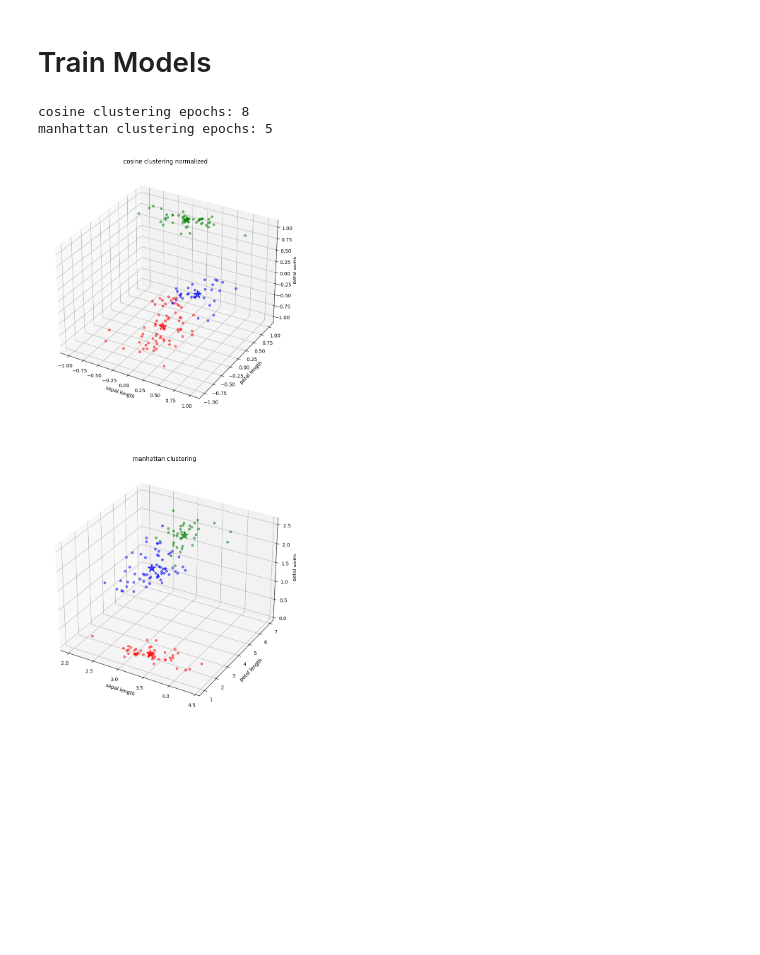
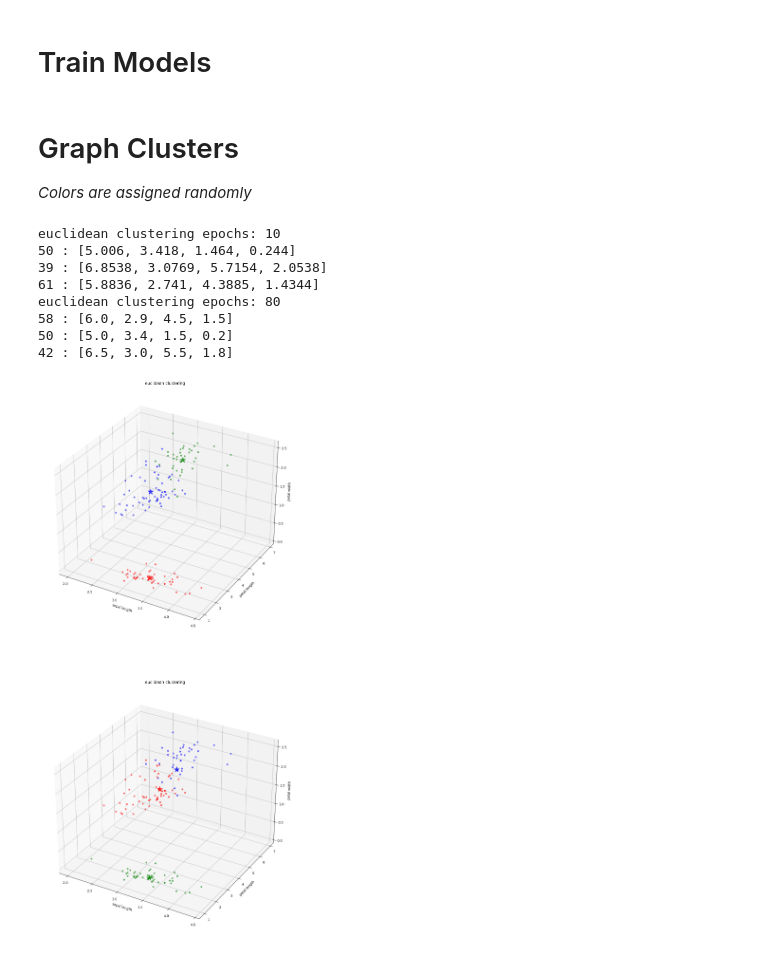
Before and after one commit to MarionForrestNLP/Building-Blocks, a Jupyter notebook: KMeans/Example_Implementation.ipynb, the cells around one changed output. Drawn from its saved outputs; the diff is of its cells as text; code cells hidden in the pictures; blank space fills up the shorter version.

```diff
--- a/KMeans/Example_Implementation.ipynb
+++ b/KMeans/Example_Implementation.ipynb
@@ -59,45 +59,61 @@ models = [
     kMeans(
         trainingMatrix=Copy(matrix),
         kGroups=groups,
-        strategy="cosine"
+        strategy="euclidean"
     ),
     kMeans(
         trainingMatrix=Copy(matrix),
         kGroups=groups,
-        strategy="manhattan"
+        strategy="euclidean"
     )
 ]
 
 # Train the models
-epochs = [model.Train() for model in models]
+epochs = [
+    models[0].Train(),
+    models[1].Train(True)
+]
+# %% [markdown]
+# Graph Clusters
+
+*Colors are assigned randomly*
 # %%
 def Draw_Clusters(model: kMeans, axis: plt.Axes, epoch: int) -> None:
     print(f"{model.strategy} clustering epochs: {epoch}")
+
     axis.set_title(f"{model.strategy} clustering")
     axis.set_xlabel('sepal length')
     axis.set_ylabel('petal length')
     axis.set_zlabel('petal width')
 
     for cIndex, cluster in enumerate(model.clusters):
+        print(f"{len(cluster.vectors)} : {cluster.centroid}")
         clusterColor: str = colors[cIndex]
         # Plot Vectors
         for vector in cluster.vectors:
             axis.scatter(vector[1], vector[2], vector[3], color=clusterColor, alpha=0.5)
         # Plot Centroid
         axis.scatter(cluster.centroid[1], cluster.centroid[2], cluster.centroid[3], color=clusterColor, marker='*', alpha=.75, s=300)
 
 colors = ['red', 'green', 'blue']
 
 # Prepare for visualization
-figure = plt.figure(figsize=(10, 20))
+figure = plt.figure(figsize=(20, 30))
 grid = figure.add_gridspec(len(models), 1)
 axises = grid.subplots(subplot_kw={"projection": "3d"})
 
+# Draw clusters
 for axis, model, epoch in zip(axises, models, epochs):
     Draw_Clusters(model, axis, epoch)
 
 plt.show()
 # %% [output]
-cosine clustering epochs: 8
-manhattan clustering epochs: 5
+euclidean clustering epochs: 10
+50 : [5.006, 3.418, 1.464, 0.244]
+39 : [6.8538, 3.0769, 5.7154, 2.0538]
+61 : [5.8836, 2.741, 4.3885, 1.4344]
+euclidean clustering epochs: 80
+58 : [6.0, 2.9, 4.5, 1.5]
+50 : [5.0, 3.4, 1.5, 0.2]
+42 : [6.5, 3.0, 5.5, 1.8]
-[figure, old version]
+[figure, new version]
```
Also changed, not shown: parts of 1 cell of this notebook, 1 other file.
